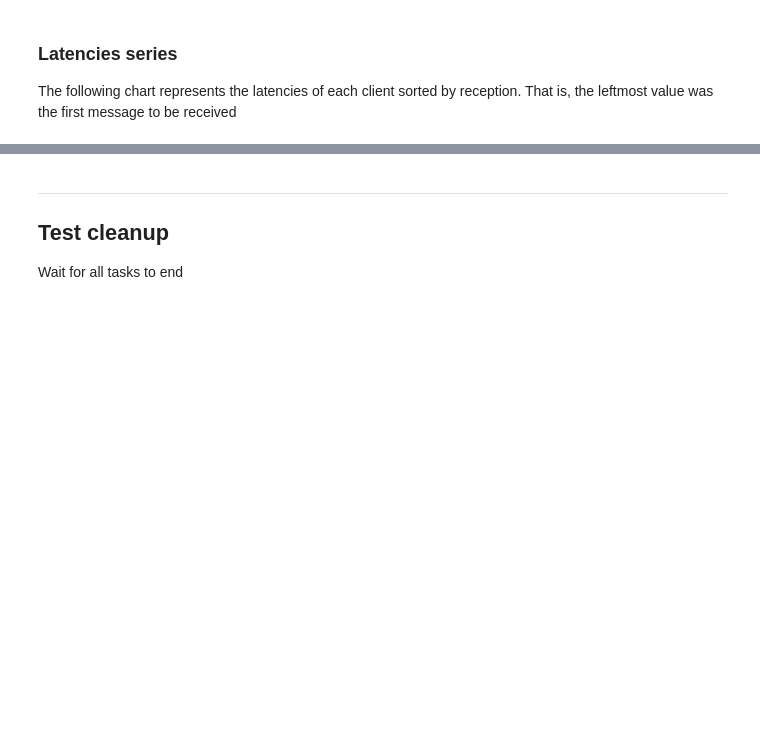
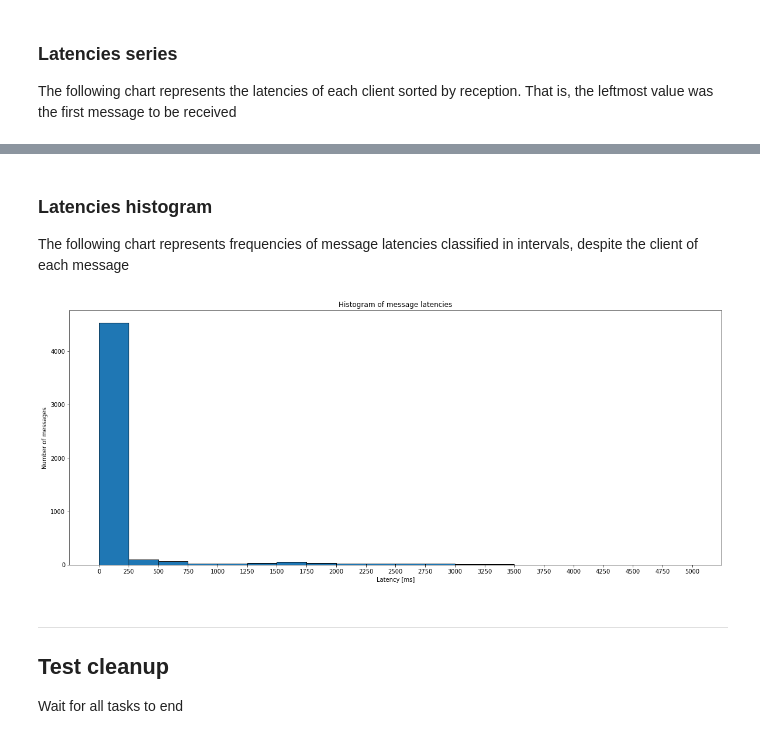
Before and after one commit to lsst-ts/LOVE-integration-tools, a Jupyter notebook: jupyter/stress_test.ipynb, the cells around one changed output, grey strips where cells are left out. Saved outputs shown, nothing was run; the diff lists cells and outputs as text; code cells hidden in the pictures; blank space fills up the shorter version.

```diff
--- a/jupyter/stress_test.ipynb
+++ b/jupyter/stress_test.ipynb
@@ -309,3 +318,22 @@ sum(np.array(latencies[0])-np.array(latencies[4]))
+# %% [markdown]
+### Latencies histogram
+The following chart represents frequencies of message latencies classified in intervals, despite the client of each message
+# %%
+plt.rcParams['figure.figsize'] = [20, 8]
+all_latencies = sum(latencies, [])
+bins = [x for x in range(0, 5000 + 250, 250)]
+plt.hist(all_latencies,
+         bins=bins,
+         density=False,
+         histtype='bar',
+         edgecolor='k',)
+plt.xticks(bins)
+plt.xlabel('Latency [ms]')
+plt.ylabel('Number of messages')
+plt.title('Histogram of message latencies')
+plt.show()
+# %% [output]
+[figure, added]
 # %% [markdown]
 ---
 ## Test cleanup
```
Also changed, not shown: parts of 6 cells of this notebook.
